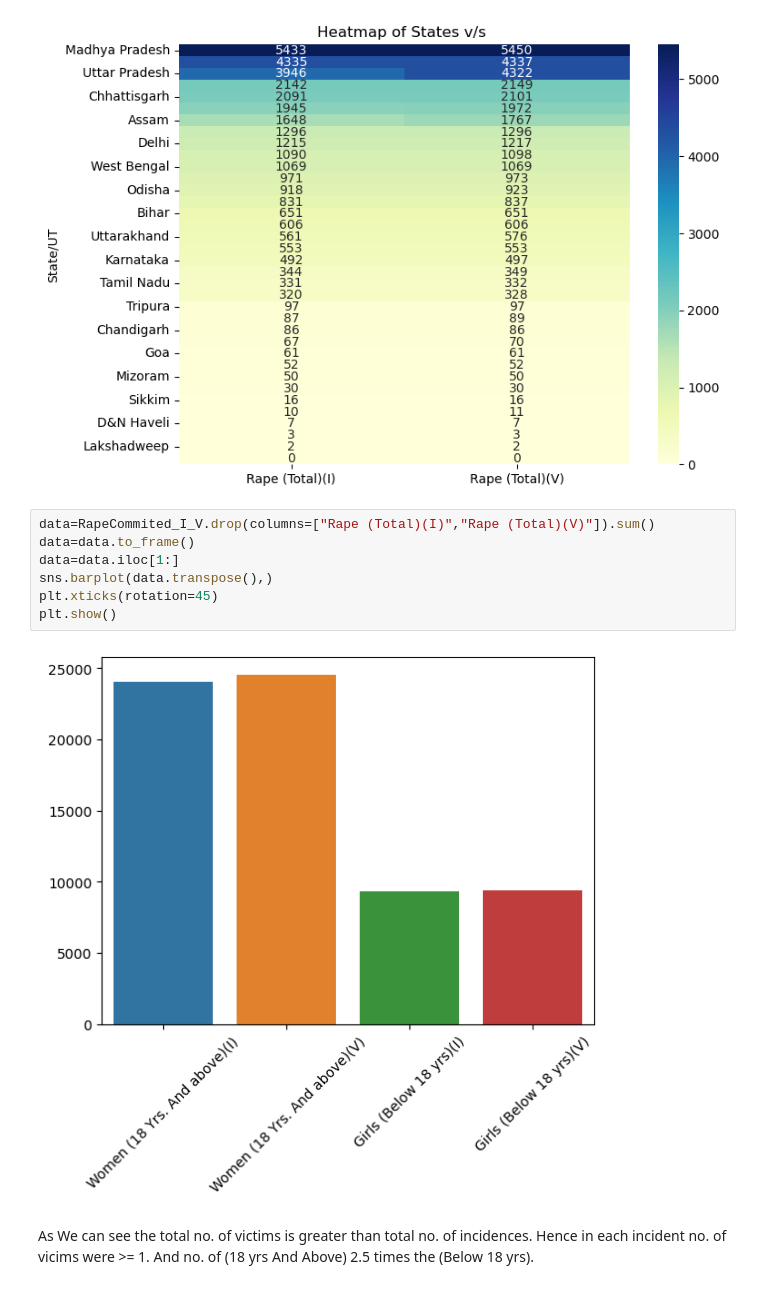
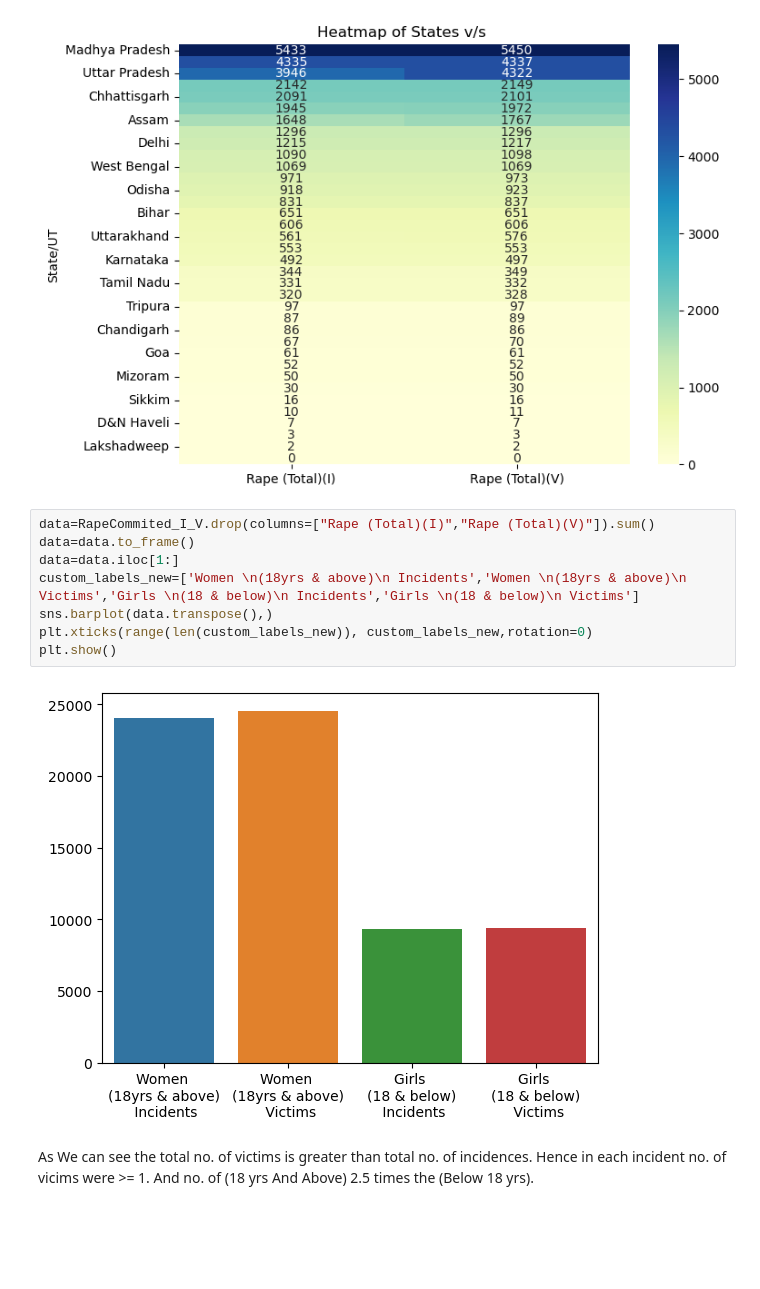
Before and after one commit to RajeevG187/Breaking-The-Scilence, a Jupyter notebook: DS250_project_EDA.ipynb, the cells around one changed output. Drawn from its saved outputs; the diff is of its cells as text; blank space fills up the shorter version.

```diff
--- a/DS250_project_EDA.ipynb
+++ b/DS250_project_EDA.ipynb
@@ -382,12 +354,13 @@ plt.show()
 # %%
 data=RapeCommited_I_V.drop(columns=["Rape (Total)(I)","Rape (Total)(V)"]).sum()
 data=data.to_frame()
 data=data.iloc[1:]
+custom_labels_new=['Women \n(18yrs & above)\n Incidents','Women \n(18yrs & above)\n Victims','Girls \n(18 & below)\n Incidents','Girls \n(18 & below)\n Victims']
 sns.barplot(data.transpose(),)
-plt.xticks(rotation=45)
+plt.xticks(range(len(custom_labels_new)), custom_labels_new,rotation=0)
 plt.show()
 # %% [output]
-[figure, old version]
+[figure, new version]
 # %% [markdown]
 As We can see the total no. of victims is greater than total no. of incidences. Hence in each incident no. of vicims were >= 1.
 And no. of (18 yrs And Above) 2.5 times the (Below 18 yrs).
```
Also changed, not shown: parts of 86 cells of this notebook.
